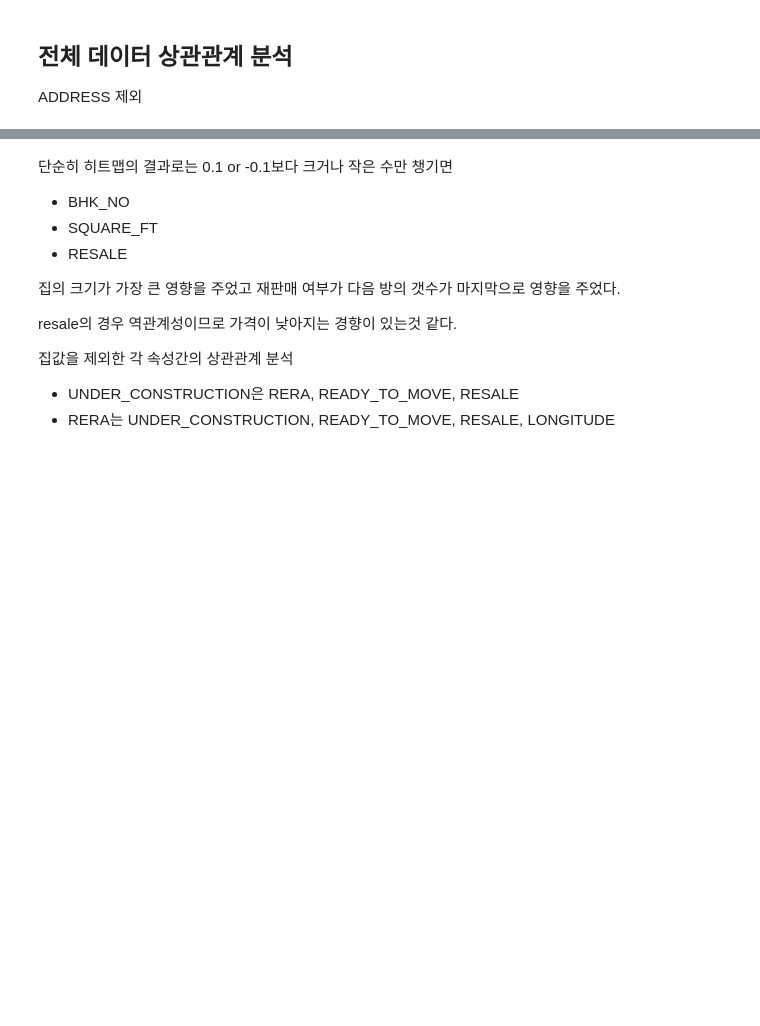
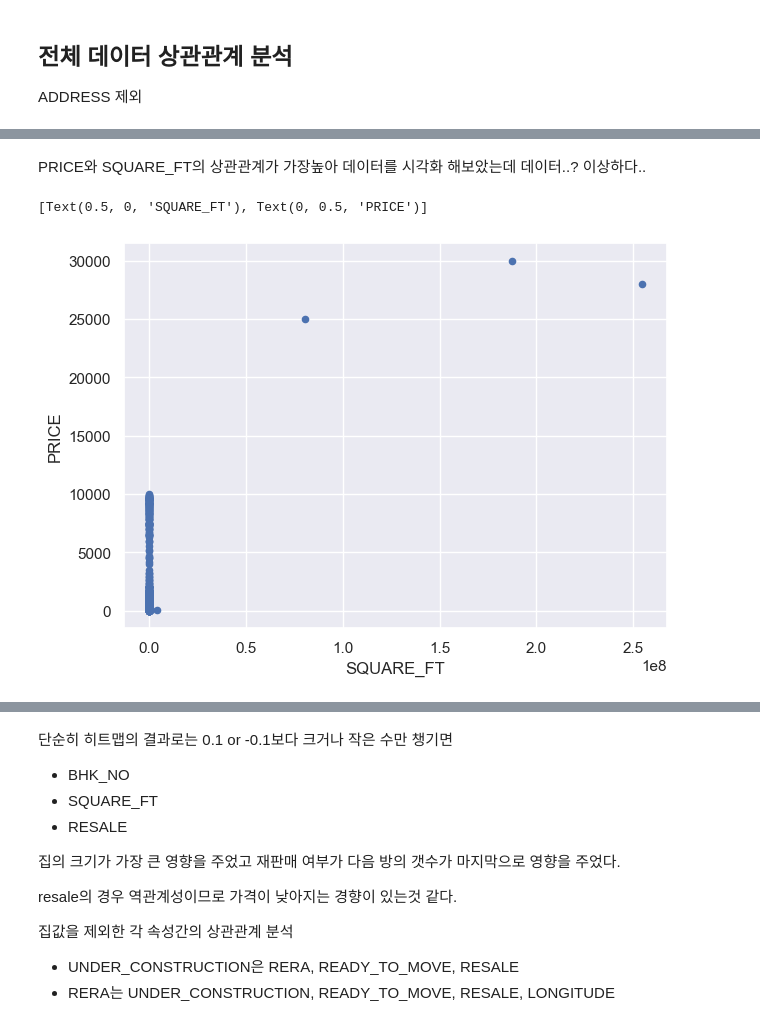
Before and after one commit to deeptudy/kaggle-House_Price_Prediction_Challenge, a Jupyter notebook: housprice.ipynb, the cells around one changed output, grey strips where cells are left out. Saved outputs shown, nothing was run; the diff lists cells and outputs as text; code cells hidden in the pictures; blank space fills up the shorter version.

```diff
--- a/housprice.ipynb
+++ b/housprice.ipynb
@@ -182,0 +228,8 @@ plt.show()
+# %% [markdown]
+PRICE와 SQUARE_FT의 상관관계가 가장높아 데이터를 시각화 해보았는데 데이터..? 이상하다..
+# %%
+ax=df_train.plot(kind='scatter',x='SQUARE_FT',y='PRICE')
+ax.set(xlabel='SQUARE_FT',ylabel='PRICE')
+# %% [output]
+[Text(0.5, 0, 'SQUARE_FT'), Text(0, 0.5, 'PRICE')]
+[figure, added]
```
Also changed, not shown: parts of 33 cells of this notebook.
